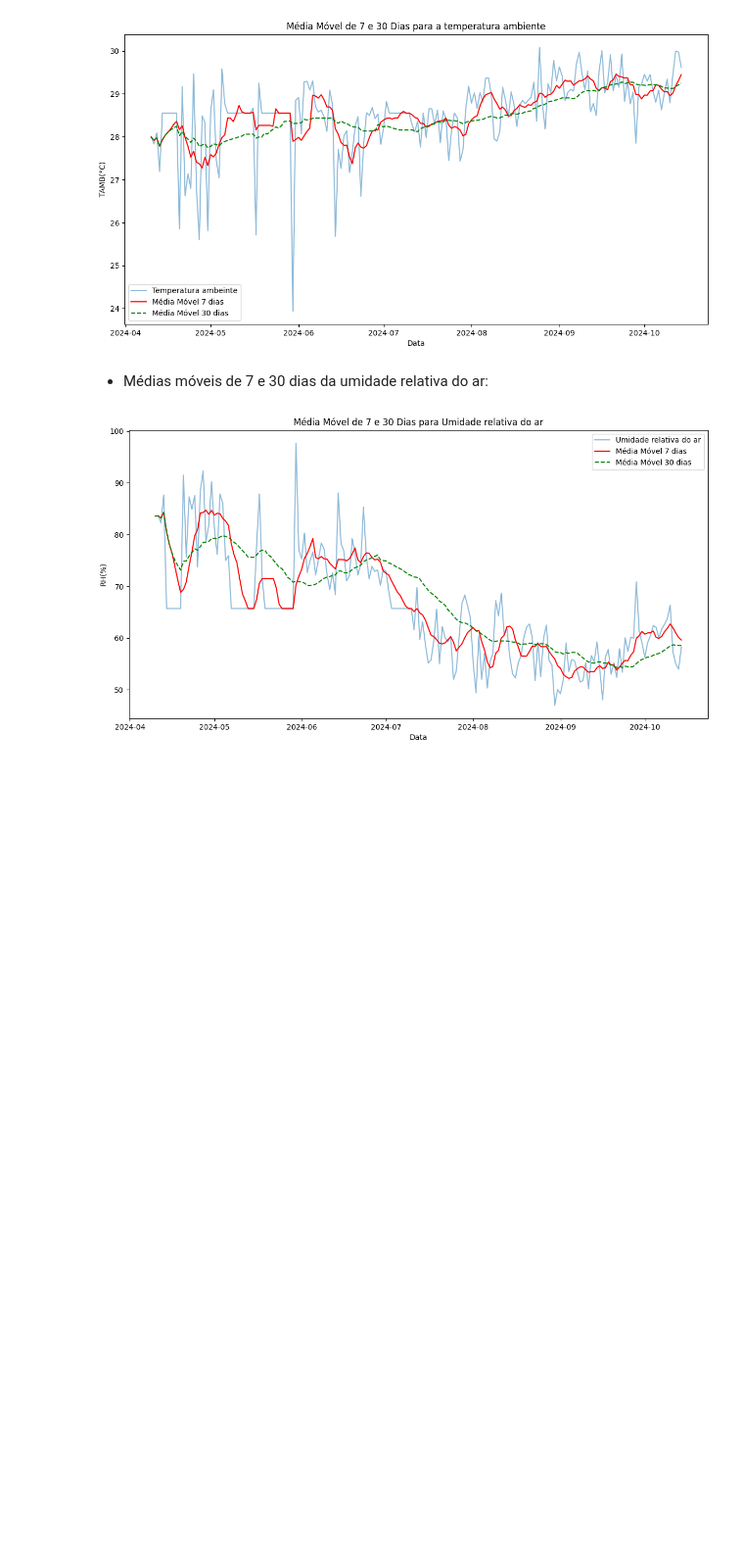
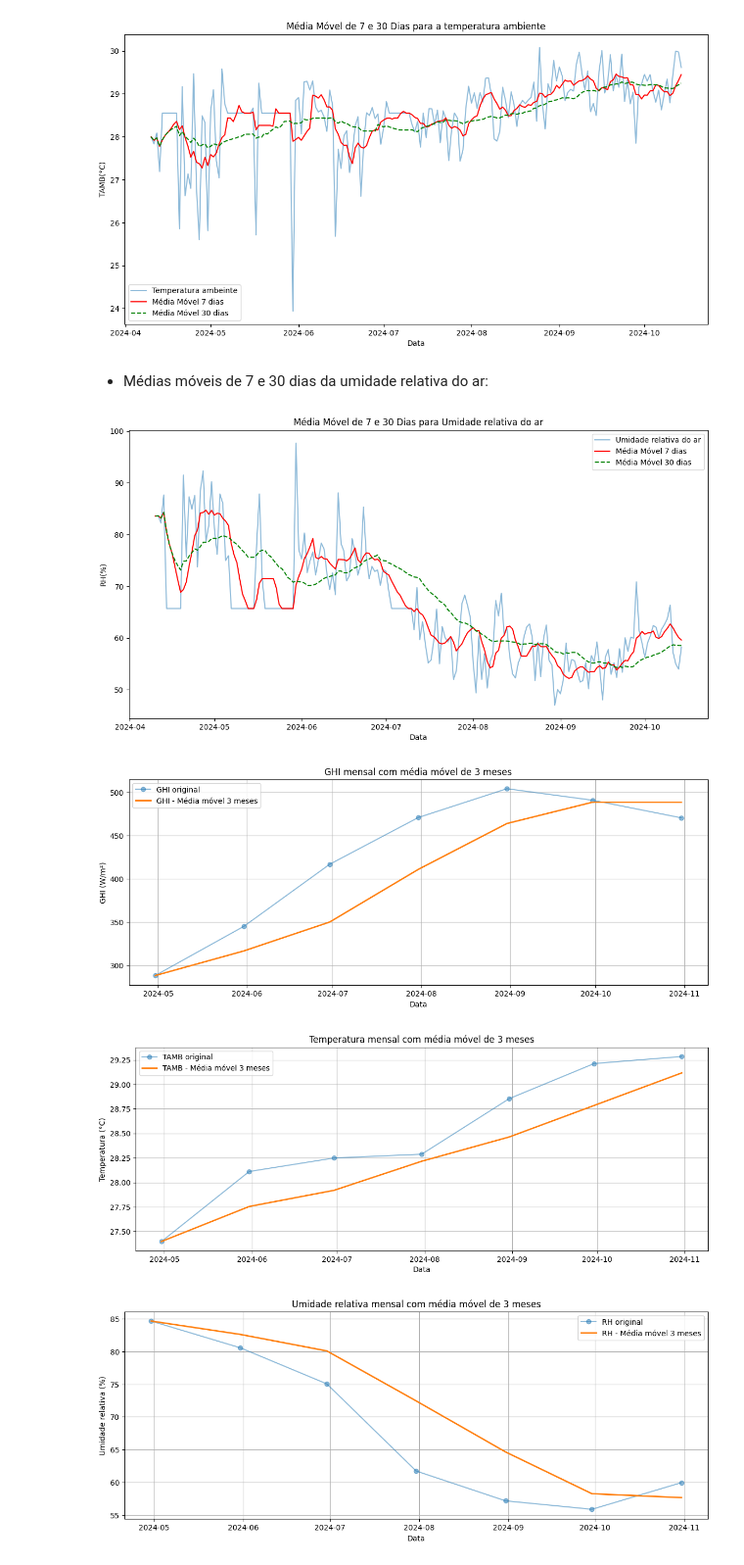
Before and after one commit to DanielCFigueira/Analise_metereologica_nordeste, a Jupyter notebook: Teste.ipynb, the cells around one changed output. Shown at 98% size. Drawn from its saved outputs; the diff is of its cells as text; code cells hidden in the pictures; blank space fills up the shorter version.

```diff
--- a/Teste.ipynb
+++ b/Teste.ipynb
@@ -590,0 +593,5 @@ plt.show()
+# %%
+# Janela de 3 meses
+df_mensal['GHI_mm3'] = df_mensal['GHI'].rolling(window=3,min_periods=1).mean()
+df_mensal['TAMB_mm3'] = df_mensal['TAMB'].rolling(window=3, min_periods=1).mean()
+df_mensal['RH_mm3'] = df_mensal['RH'].rolling(window=3, min_periods=1).mean()
@@ -590,0 +608,34 @@ plt.show()
+# %%
+plt.figure(figsize=(14, 5))
+plt.plot(df_mensal['GHI'], label='GHI original', marker='o', alpha=0.5)
+plt.plot(df_mensal['GHI_mm3'], label='GHI - Média móvel 3 meses', linewidth=2)
+plt.title('GHI mensal com média móvel de 3 meses')
+plt.xlabel('Data')
+plt.ylabel('GHI (W/m²)')
+plt.legend()
+plt.grid()
+plt.show()
+
+plt.figure(figsize=(14, 5))
+plt.plot(df_mensal['TAMB'], label='TAMB original', marker='o', alpha=0.5)
+plt.plot(df_mensal['TAMB_mm3'], label='TAMB - Média móvel 3 meses', linewidth=2)
+plt.title('Temperatura mensal com média móvel de 3 meses')
+plt.xlabel('Data')
+plt.ylabel('Temperatura (°C)')
+plt.legend()
+plt.grid()
+plt.show()
+
+plt.figure(figsize=(14, 5))
+plt.plot(df_mensal['RH'], label='RH original', marker='o', alpha=0.5)
+plt.plot(df_mensal['RH_mm3'], label='RH - Média móvel 3 meses', linewidth=2)
+plt.title('Umidade relativa mensal com média móvel de 3 meses')
+plt.xlabel('Data')
+plt.ylabel('Umidade relativa (%)')
+plt.legend()
+plt.grid()
+plt.show()
+# %% [output]
+[figure, added]
+[figure, added]
+[figure, added]
```
Also changed, not shown: parts of 5 cells of this notebook, 2 other files.
